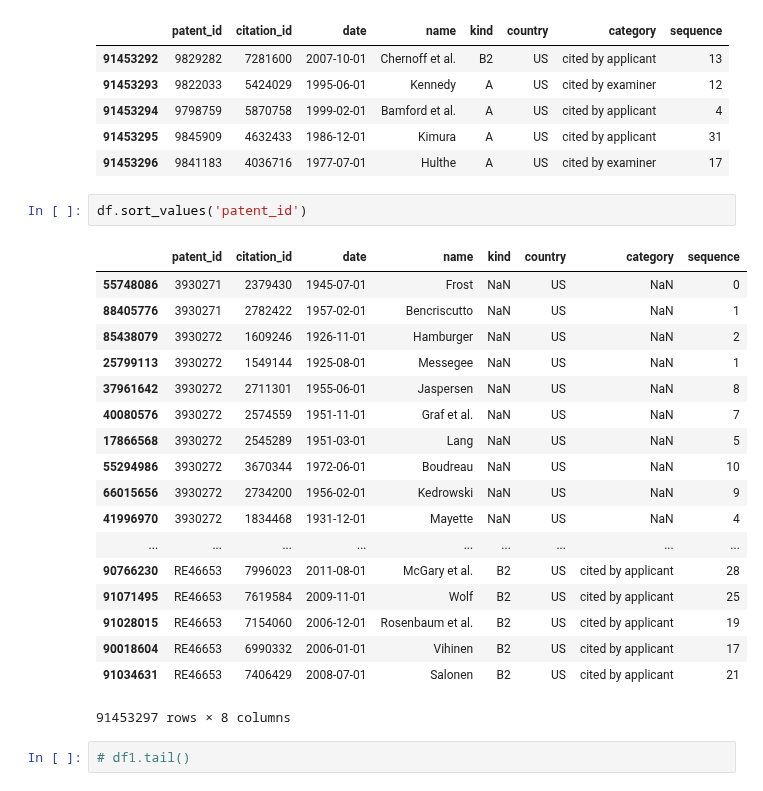
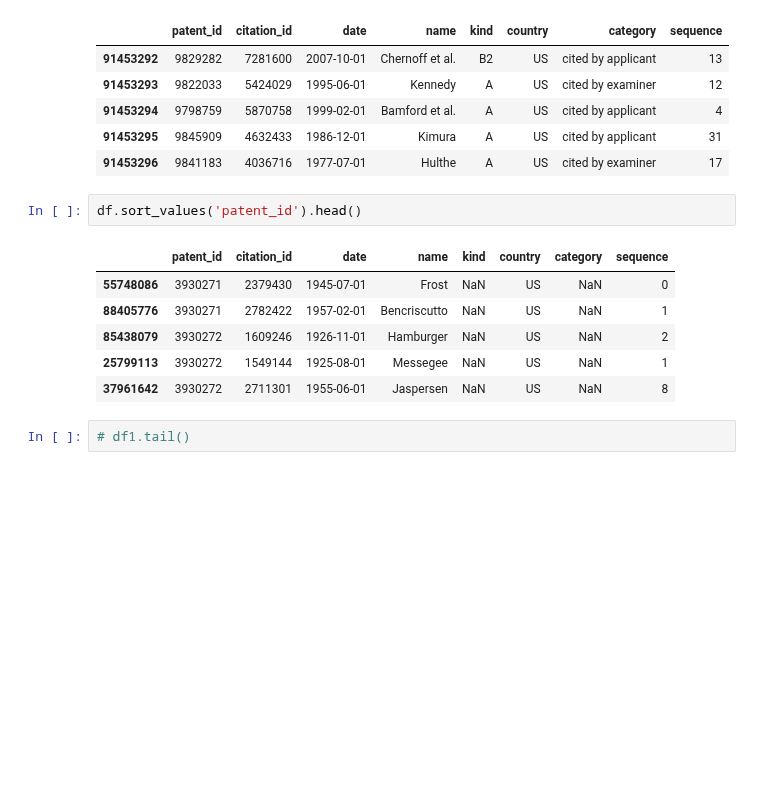
Before and after one commit to rsdias/patent_analysis, a Jupyter notebook: patent_citation.ipynb, the cells around one changed output. Drawn from its saved outputs; the diff is of its cells as text; blank space fills up the shorter version.

```diff
--- a/patent_citation.ipynb
+++ b/patent_citation.ipynb
@@ -157,26 +165,14 @@ df.tail()
 | 91453295 | 9845909 | 4632433 | 1986-12-01 | Kimura | A | US | cited by applicant | 31 |
 | 91453296 | 9841183 | 4036716 | 1977-07-01 | Hulthe | A | US | cited by examiner | 17 |
 # %%
-df.sort_values('patent_id')
+df.sort_values('patent_id').head()
 # %% [output]
 |  | patent_id | citation_id | date | name | kind | country | category | sequence |
 | 55748086 | 3930271 | 2379430 | 1945-07-01 | Frost | NaN | US | NaN | 0 |
 | 88405776 | 3930271 | 2782422 | 1957-02-01 | Bencriscutto | NaN | US | NaN | 1 |
 | 85438079 | 3930272 | 1609246 | 1926-11-01 | Hamburger | NaN | US | NaN | 2 |
 | 25799113 | 3930272 | 1549144 | 1925-08-01 | Messegee | NaN | US | NaN | 1 |
 | 37961642 | 3930272 | 2711301 | 1955-06-01 | Jaspersen | NaN | US | NaN | 8 |
-| 40080576 | 3930272 | 2574559 | 1951-11-01 | Graf et al. | NaN | US | NaN | 7 |
-| 17866568 | 3930272 | 2545289 | 1951-03-01 | Lang | NaN | US | NaN | 5 |
-| 55294986 | 3930272 | 3670344 | 1972-06-01 | Boudreau | NaN | US | NaN | 10 |
-| 66015656 | 3930272 | 2734200 | 1956-02-01 | Kedrowski | NaN | US | NaN | 9 |
-| 41996970 | 3930272 | 1834468 | 1931-12-01 | Mayette | NaN | US | NaN | 4 |
-| ... | ... | ... | ... | ... | ... | ... | ... | ... |
-| 90766230 | RE46653 | 7996023 | 2011-08-01 | McGary et al. | B2 | US | cited by applicant | 28 |
-| 91071495 | RE46653 | 7619584 | 2009-11-01 | Wolf | B2 | US | cited by applicant | 25 |
-| 91028015 | RE46653 | 7154060 | 2006-12-01 | Rosenbaum et al. | B2 | US | cited by applicant | 19 |
-| 90018604 | RE46653 | 6990332 | 2006-01-01 | Vihinen | B2 | US | cited by applicant | 17 |
-| 91034631 | RE46653 | 7406429 | 2008-07-01 | Salonen | B2 | US | cited by applicant | 21 |
-91453297 rows × 8 columns
 # %%
 # df1.tail()
 # %%
```
Also changed, not shown: parts of 37 cells of this notebook, 2 other files.
